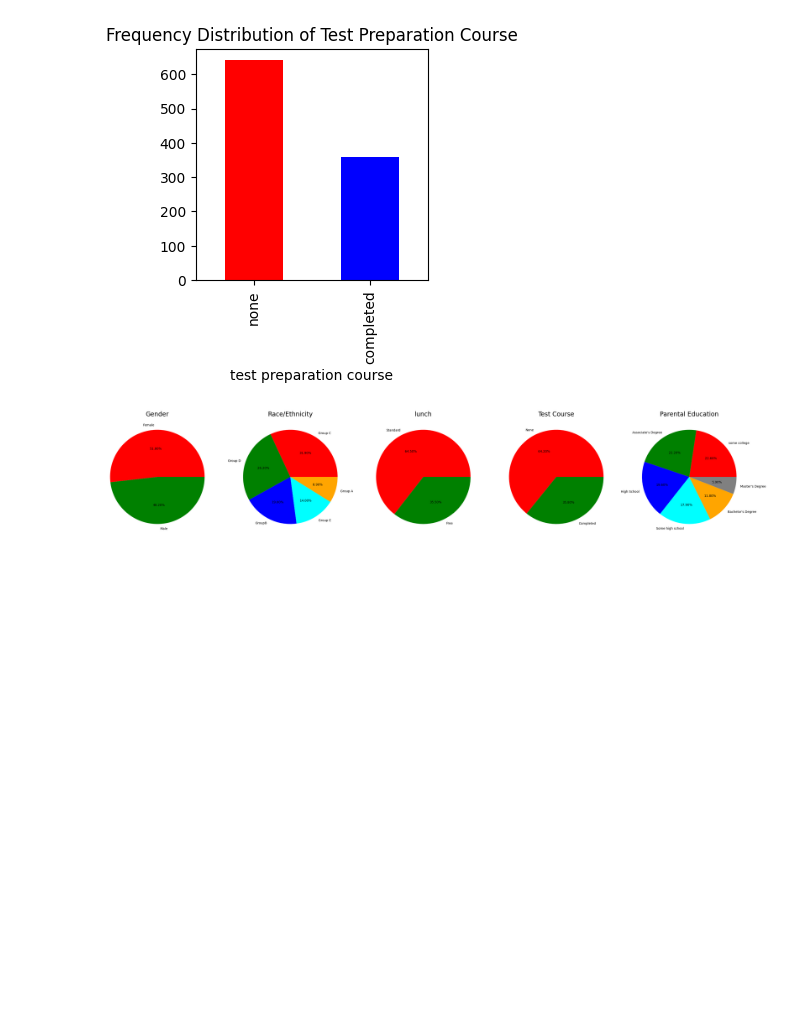
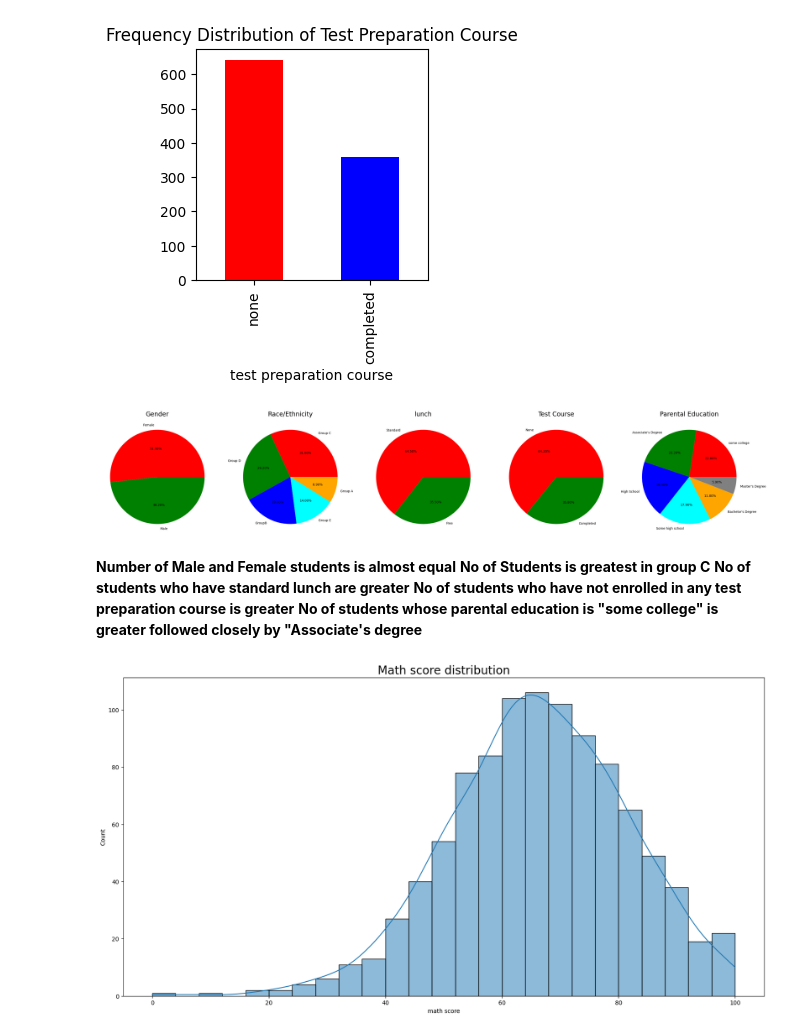
Before and after one commit to RaoFaris/Student-Performance-Analytics-Marks-Prediction-Rules-Engine-non-ML-, a Jupyter notebook: studperformanalytics.ipynb, the cells around one changed output. Saved outputs shown, nothing was run; the diff lists cells and outputs as text; code cells hidden in the pictures; blank space fills up the shorter version.

```diff
--- a/studperformanalytics.ipynb
+++ b/studperformanalytics.ipynb
@@ -124,3 +124,17 @@ plt.tight_layout()
 plt.show()
 # %% [output]
 [figure]
+# %% [markdown]
+**Number of Male and Female students is almost equal**
+**No of Students is greatest in group C**
+**No of students who have standard lunch are greater**
+**No of students who have not enrolled in any test preparation course is greater**
+**No of students whose parental education is "some college" is greater followed closely by "Associate's degree**
+# %%
+#Histograms for score distributions
+plt.figure(figsize=(20,10))
+sns.histplot(sp['math score'],kde = True)
+plt.title('Math score distribution',fontsize = 20)
+plt.show()
+# %% [output]
+[figure, added]
```
Also changed, not shown: parts of 8 cells of this notebook.
